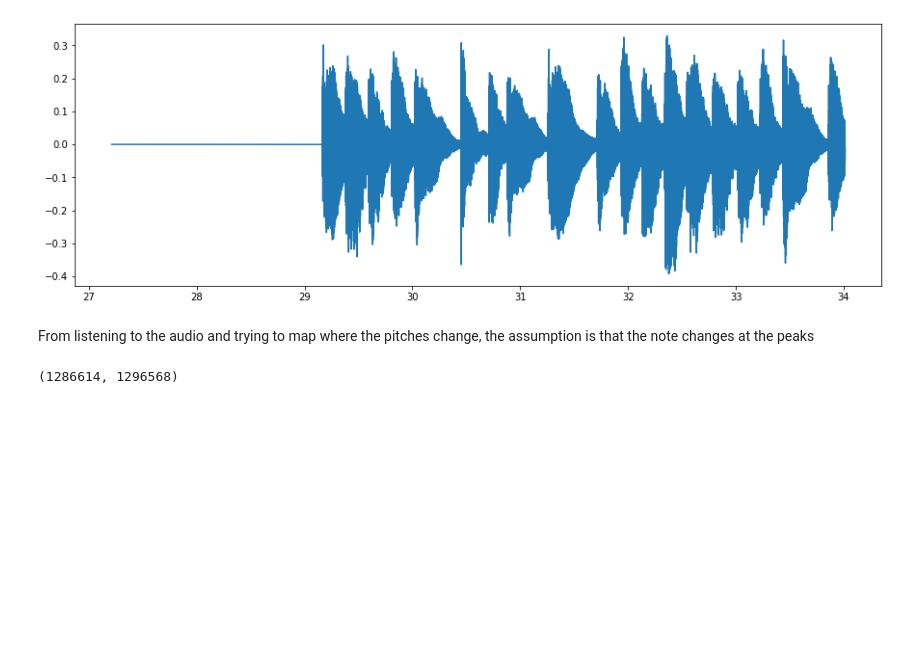
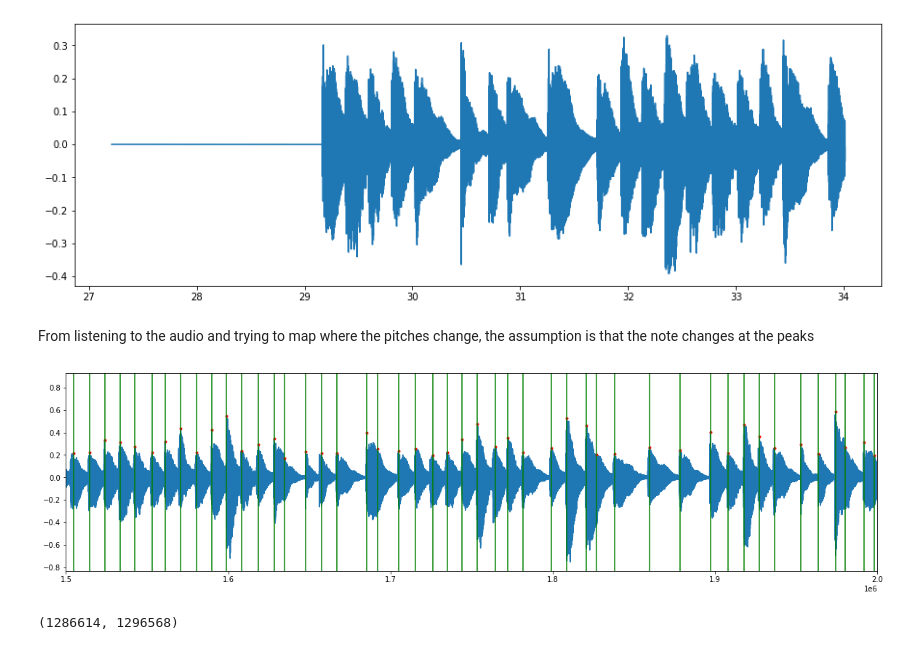
Before and after one commit to 13am028/bad_apple, a Jupyter notebook: note_recognition.ipynb, the cells around one changed output. Drawn from its saved outputs; the diff is of its cells as text; code cells hidden in the pictures; blank space fills up the shorter version.

```diff
--- a/note_recognition.ipynb
+++ b/note_recognition.ipynb
@@ -62,17 +62,19 @@ From listening to the audio and trying to map where the pitches change, the assu
 # %%
 plt.figure(figsize=(20, 5))
 plt.plot(sound[:2000000])
 plt.xlim(1500000, 2000000)
 
-peaks = signal.find_peaks(sound, height=0.15, threshold=0, distance=7000)[0]
+peaks = signal.find_peaks(sound, height=0.15, threshold=0, distance=6000)[0]
 
 ys = [sound[p] for p in peaks]
 
 plt.plot(peaks, ys, '.r')
 for p in peaks:
         plt.axvline(p, color='g')
 
 ans = peaks
+# %% [output]
+[figure, added]
 # %%
 # slice waveform into indices for each note
 ff = []
```
Also changed, not shown: parts of 1 cell of this notebook.
